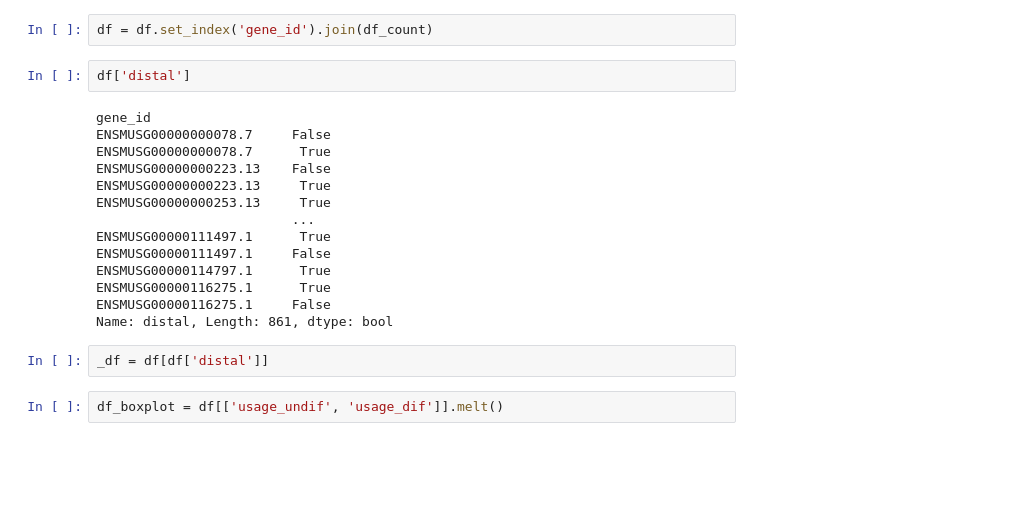
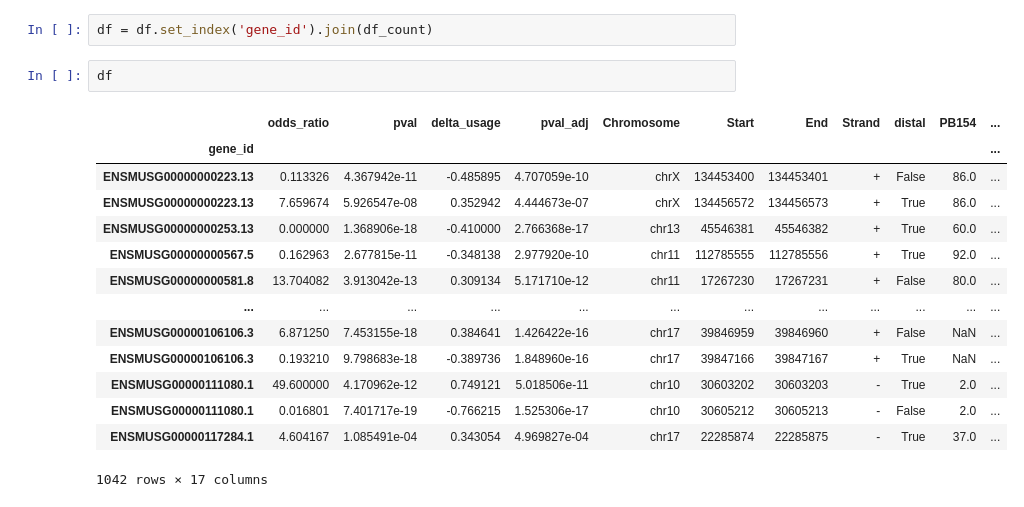
Before and after one commit to mortazavilab/lapa, a Jupyter notebook: workflow/c2c12/apa_differetial_gene_exp.ipynb, the cells around one changed output. Cells and saved outputs as stored; diff of their text form; blank space fills up the shorter version.

```diff
--- a/workflow/c2c12/apa_differetial_gene_exp.ipynb
+++ b/workflow/c2c12/apa_differetial_gene_exp.ipynb
@@ -73,22 +72,19 @@ df['distal'].sum(), df.shape[0]
 # %%
 df = df.set_index('gene_id').join(df_count)
 # %%
-df['distal']
+df
 # %% [output]
+|  | odds_ratio | pval | delta_usage | pval_adj | Chromosome | Start | End | Strand | distal | PB154 | ... |
+| gene_id |  |  |  |  |  |  |  |  |  |  | ... |
+| ENSMUSG00000000223.13 | 0.113326 | 4.367942e-11 | -0.485895 | 4.707059e-10 | chrX | 134453400 | 134453401 | + | False | 86.0 | ... |
+| ENSMUSG00000000223.13 | 7.659674 | 5.926547e-08 | 0.352942 | 4.444673e-07 | chrX | 134456572 | 134456573 | + | True | 86.0 | ... |
+| ENSMUSG00000000253.13 | 0.000000 | 1.368906e-18 | -0.410000 | 2.766368e-17 | chr13 | 45546381 | 45546382 | + | True | 60.0 | ... |
+| ENSMUSG00000000567.5 | 0.162963 | 2.677815e-11 | -0.348138 | 2.977920e-10 | chr11 | 112785555 | 112785556 | + | True | 92.0 | ... |
+| ENSMUSG00000000581.8 | 13.704082 | 3.913042e-13 | 0.309134 | 5.171710e-12 | chr11 | 17267230 | 17267231 | + | False | 80.0 | ... |
+| ... | ... | ... | ... | ... | ... | ... | ... | ... | ... | ... | ... |
+| ENSMUSG00000106106.3 | 6.871250 | 7.453155e-18 | 0.384641 | 1.426422e-16 | chr17 | 39846959 | 39846960 | + | False | NaN | ... |
+| ENSMUSG00000106106.3 | 0.193210 | 9.798683e-18 | -0.389736 | 1.848960e-16 | chr17 | 39847166 | 39847167 | + | True | NaN | ... |
+| ENSMUSG00000111080.1 | 49.600000 | 4.170962e-12 | 0.749121 | 5.018506e-11 | chr10 | 30603202 | 30603203 | - | True | 2.0 | ... |
+| ENSMUSG00000111080.1 | 0.016801 | 7.401717e-19 | -0.766215 | 1.525306e-17 | chr10 | 30605212 | 30605213 | - | False | 2.0 | ... |
+| ENSMUSG00000117284.1 | 4.604167 | 1.085491e-04 | 0.343054 | 4.969827e-04 | chr17 | 22285874 | 22285875 | - | True | 37.0 | ... |
-gene_id
-ENSMUSG00000000078.7     False
-ENSMUSG00000000078.7      True
-ENSMUSG00000000223.13    False
-ENSMUSG00000000223.13     True
-ENSMUSG00000000253.13     True
-                         ...
-ENSMUSG00000111497.1      True
-ENSMUSG00000111497.1     False
-ENSMUSG00000114797.1      True
-ENSMUSG00000116275.1      True
-ENSMUSG00000116275.1     False
-Name: distal, Length: 861, dtype: bool
+1042 rows × 17 columns
-# %%
-_df = df[df['distal']]
-# %%
-df_boxplot = df[['usage_undif', 'usage_dif']].melt()
```
Also changed, not shown: parts of 18 cells of this notebook, 9 other files.
